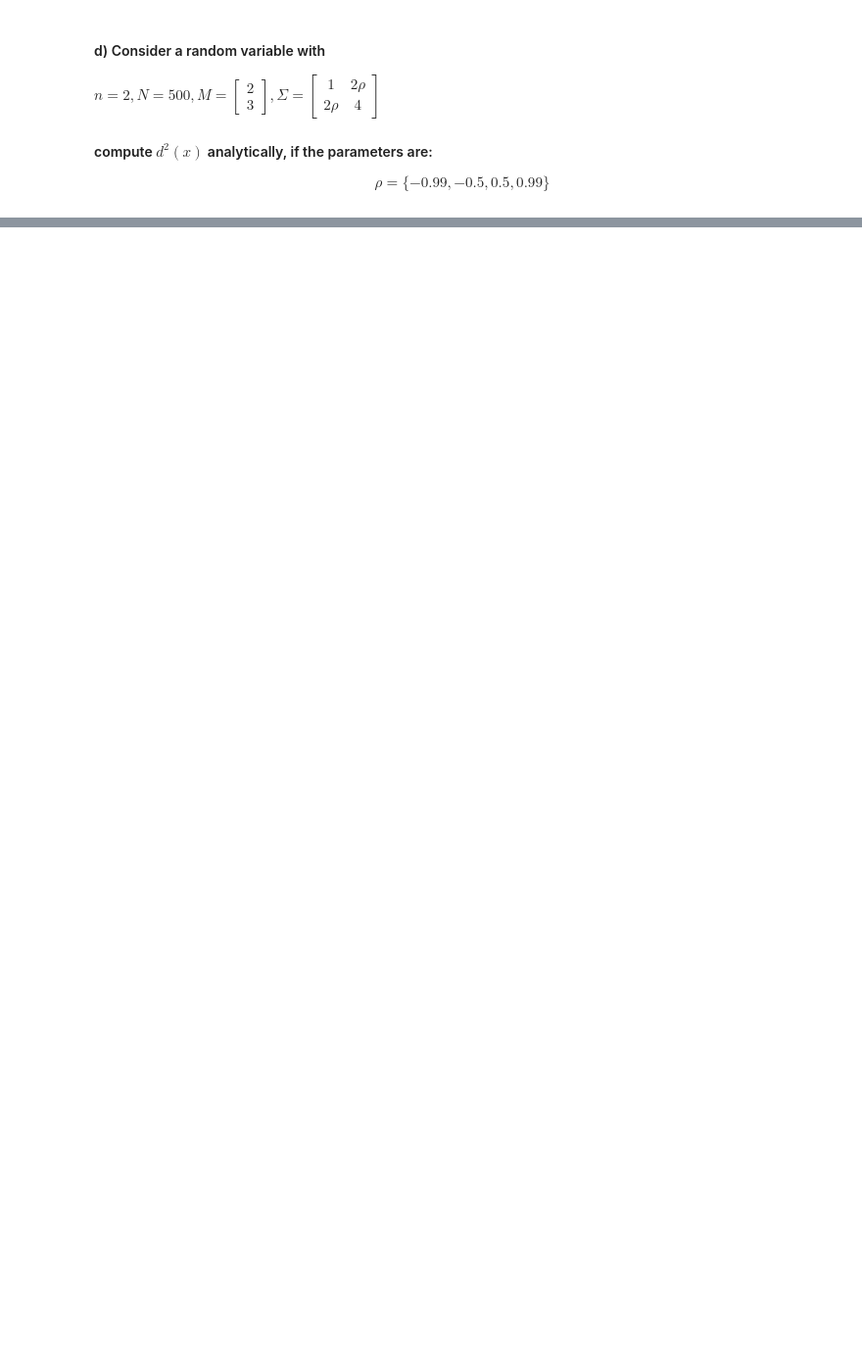
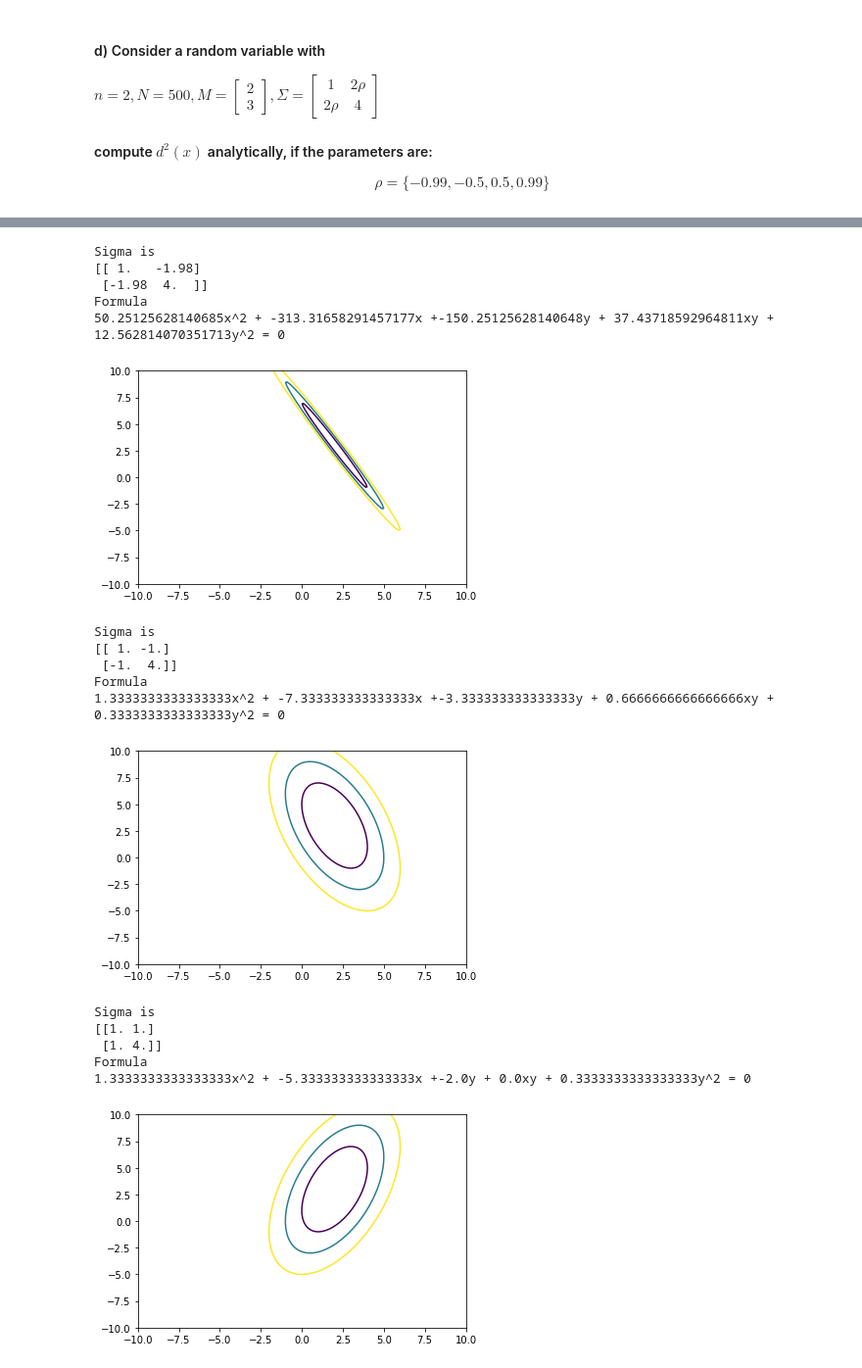
Before and after one commit to AliMorty/Pattern-Recognition, a Jupyter notebook: HW1/question6.ipynb, the cells around one changed output, grey strips where cells are left out. Shown at 98% size. Cells and saved outputs as stored; diff of their text form; code cells hidden in the pictures; blank space fills up the shorter version.

```diff
--- a/HW1/question6.ipynb
+++ b/HW1/question6.ipynb
@@ -167,3 +171,54 @@ If $ \Sigma^{-1} = \begin{bmatrix}
 $ d^2(x)= (x-m)^T \Sigma^{-1} (x-m) = ax_1^2 + (-4a -3(c+d))x_1 + (-6d -2(c+d))x_2 + (c+d)x_1x_2 + dx_2^2 $ <br>
 for $\rho =-0.99$:
 $$ d^2(x)= 50x_1^2 + (-350)x_1 + (-75)x_2 + 50 x_1x_2 + 12.5x_2^2 $$
+# %%
+levels=[4,9,16]
+plt.xlim(-10,10)
+plt.ylim(-10,10)
+X,Y = np.mgrid[-10:10.1:0.1, -10:10.1:0.1]
+xy = np.vstack((X.flatten(), Y.flatten())).T
+Sigmas = []
+vals = [-0.99, -0.5, 0.5, 0.99]
+for val in vals:
+    Sigmas.append(np.array([[1,2*val],[2*val,4]]))
+mu = np.array([2,3]) #np.array([0,0])# np.array([2,3])
+def d_squared (xy, sigma, mu):
+    matrix = inv(sigma)
+    a = xy - mu
+    t = np.matmul(a,matrix)
+    return np.matmul(t, a.T)
+for sigma in Sigmas:
+
+    print ("Sigma is")
+    print (sigma)
+    print ("Formula")
+    t= inv(sigma)
+    a = t[0][0]
+    b = t[0][1]
+    c = t[1][0]
+    d = t[1][1]
+    s =  str(a) + "x^2 + " +  str(-4*a-3*(c+d)) +  "x +" + str(-6*d-2*(c+d)) + "y + " + str(c+d) + "xy + " + str(d) +  "y^2 = 0"
+    print (s)
+    Z = np.apply_along_axis(func1d = d_squared, axis= 1, arr = xy, sigma=sigma, mu = mu)
+    Z = np.reshape(Z, (len(X), -1))
+    plt.contour(X,Y,Z, levels=[4,9,16])
+    plt.show()
+# %% [output]
+Sigma is
+[[ 1.   -1.98]
+ [-1.98  4.  ]]
+Formula
+50.25125628140685x^2 + -313.31658291457177x +-150.25125628140648y + 37.43718592964811xy + 12.562814070351713y^2 = 0
+[figure, added]
+Sigma is
+[[ 1. -1.]
+ [-1.  4.]]
+Formula
+1.3333333333333333x^2 + -7.333333333333333x +-3.333333333333333y + 0.6666666666666666xy + 0.3333333333333333y^2 = 0
+[figure, added]
+Sigma is
+[[1. 1.]
+ [1. 4.]]
+Formula
+1.3333333333333333x^2 + -5.333333333333333x +-2.0y + 0.0xy + 0.3333333333333333y^2 = 0
+[figure, added]
```
Also changed, not shown: parts of 29 cells of this notebook, 3 other files.
